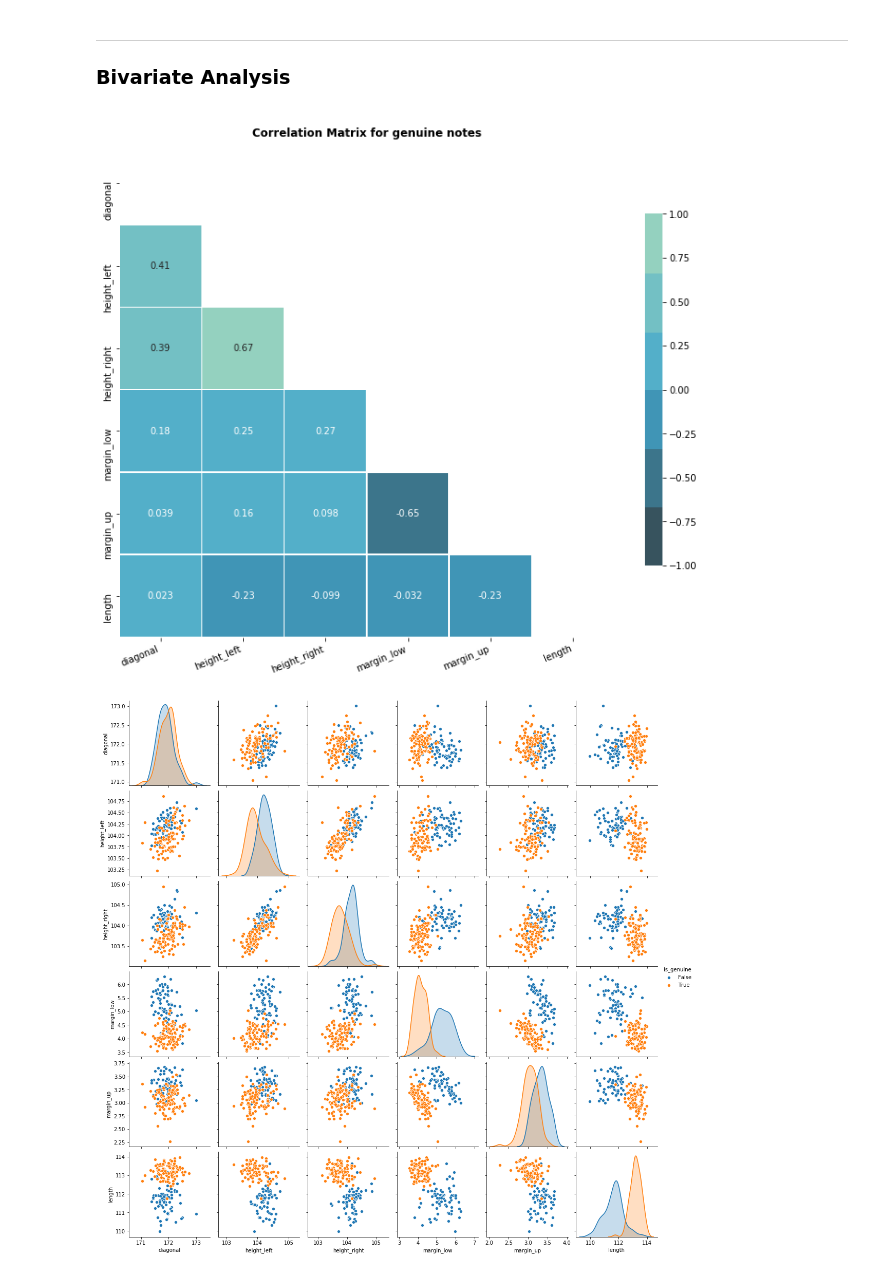
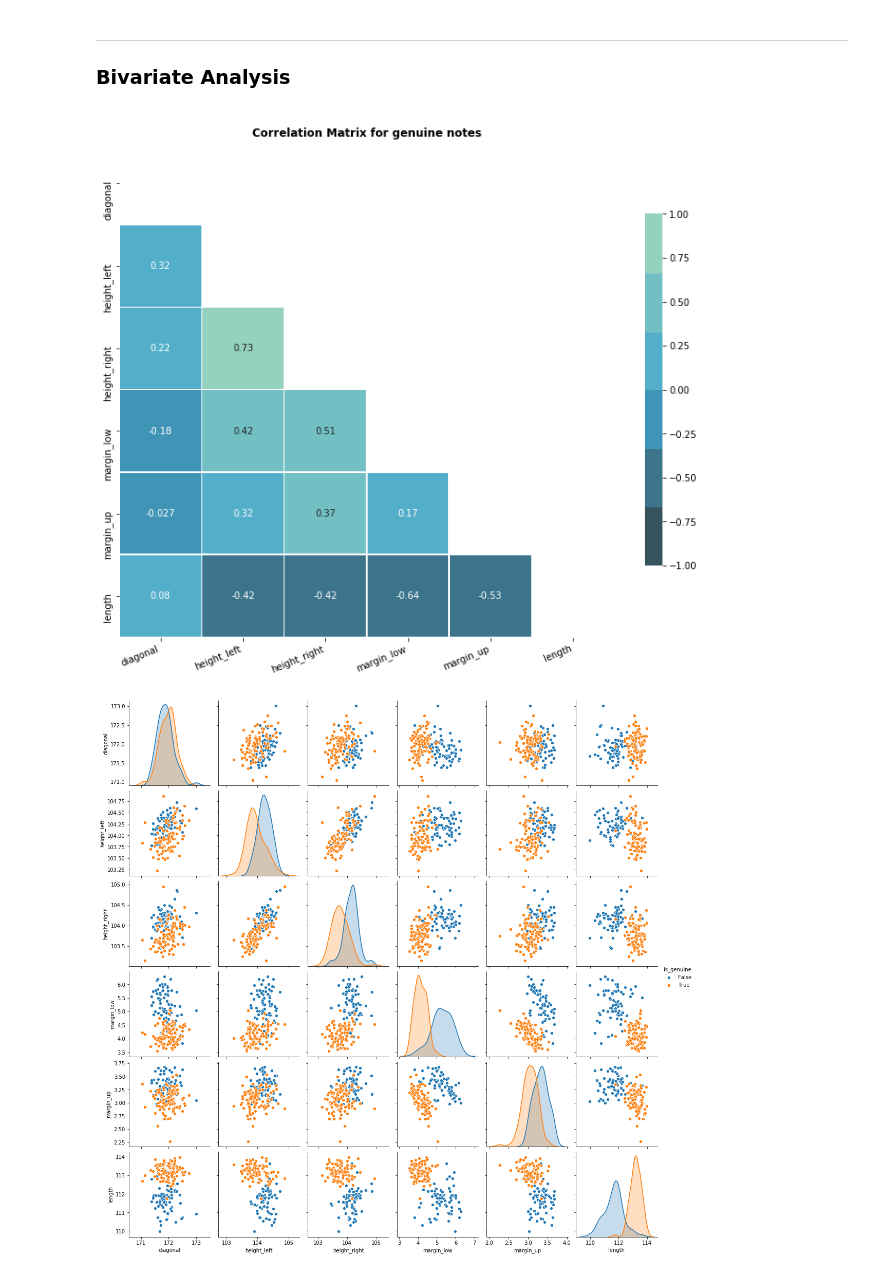
Before and after one commit to Michael-Orange/algorithm_banknotes, a Jupyter notebook: P6.ipynb, the cells around one changed output. Cells and saved outputs as stored; diff of their text form; code cells hidden in the pictures.

```diff
--- a/P6.ipynb
+++ b/P6.ipynb
@@ -153,10 +140,10 @@ fig.savefig('data/output_graphics/boxplot', transparent =True)
 <hr>
 <h3>Bivariate Analysis</h3><a id='biv'></a>
 # %%
-fig = display_corr_matrix(num_genuine, title='Correlation Matrix for genuine notes')
+fig = display_corr_matrix(num_notes, title='Correlation Matrix for genuine notes')
 fig.savefig('data/output_graphics/corr_matrix_genuine', transparent=True)
 # %% [output]
-[figure, old version]
+[figure, new version]
 # %%
 fig = sns.pairplot(notes, hue="is_genuine")
 fig.savefig('data/output_graphics/pairplot', transparent=True)
```
Also changed, not shown: parts of 85 cells of this notebook.
